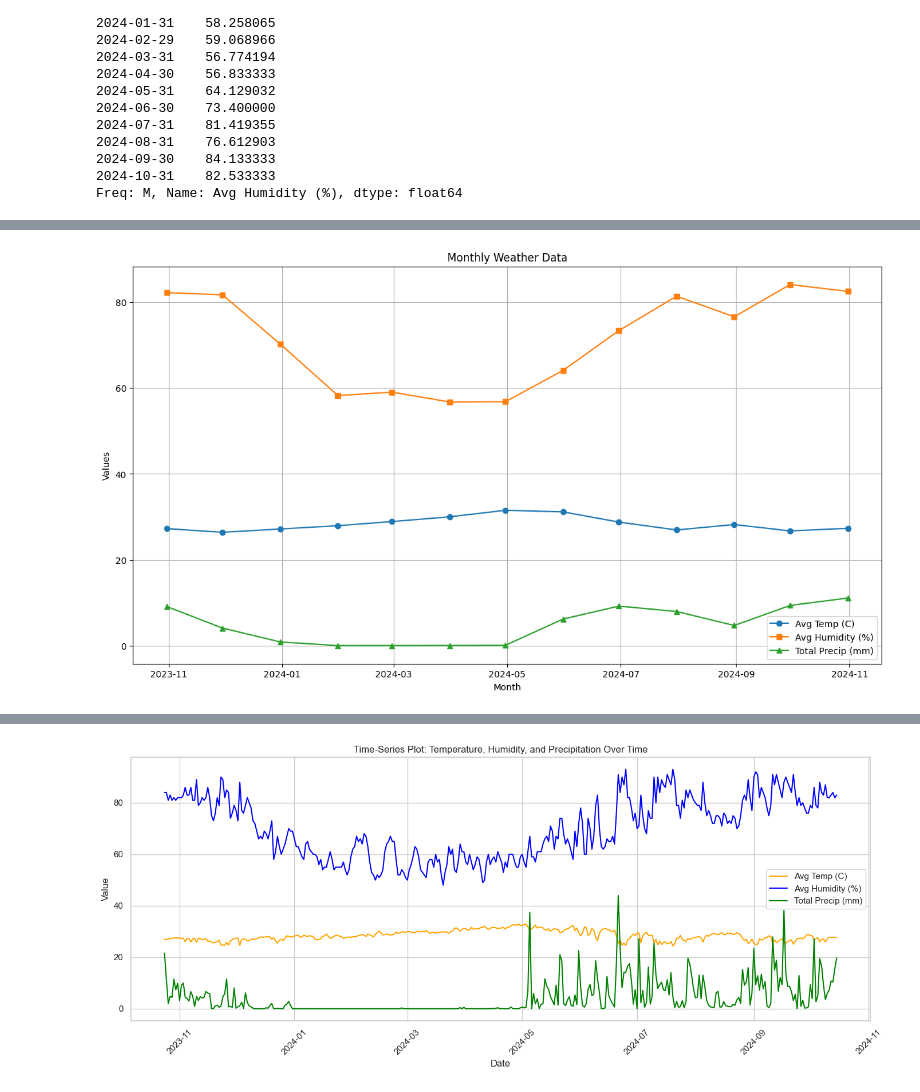
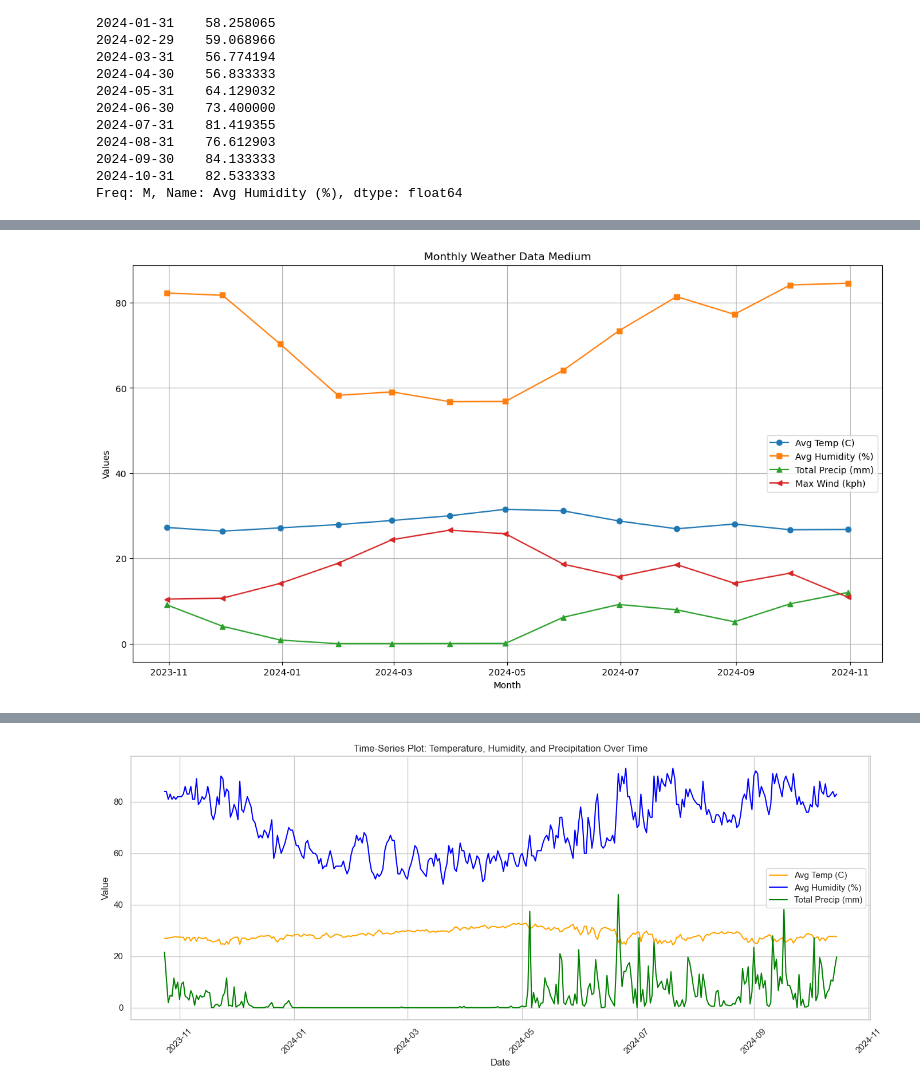
Before and after one commit to ASAPPhat/ML_WeatherForecast, a Jupyter notebook: project.ipynb, the cells around one changed output, grey strips where cells are left out. Saved outputs shown, nothing was run; the diff lists cells and outputs as text; code cells hidden in the pictures.

```diff
--- a/project.ipynb
+++ b/project.ipynb
@@ -395,3 +468,16 @@ Date
 2024-09-30    84.133333
 2024-10-31    82.533333
 Freq: M, Name: Avg Humidity (%), dtype: float64
+# %%
+
+# Giả sử bạn đã có DataFrame df
+df = pd.read_csv('weather_data.csv')
+
+# Chuyển đổi cột Date thành kiểu datetime và đặt làm index
+df['Date'] = pd.to_datetime(df['Date'])
+df.set_index('Date', inplace=True)
+
+# Nhóm dữ liệu theo tháng và tính lượng mưa trung bình
+monthly_avg_wind = df['Max Wind (kph)'].resample('M').mean()
+
+print(monthly_avg_wind)
@@ -398,33 +500,36 @@ Freq: M, Name: Avg Humidity (%), dtype: float64
 # %%
 # Giả sử bạn đã có DataFrame df
 df = pd.read_csv('weather_data.csv')
 
 # Chuyển đổi cột Date thành kiểu datetime và đặt làm index
 df['Date'] = pd.to_datetime(df['Date'])
 df.set_index('Date', inplace=True)
 
 # Tính toán các giá trị trung bình hàng tháng
 monthly_avg_temp = df['Avg Temp (C)'].resample('M').mean()
 monthly_avg_humidity = df['Avg Humidity (%)'].resample('M').mean()
 monthly_precipitation = df['Total Precip (mm)'].resample('M').mean()
+monthly_maxwind = df['Max Wind (kph)'].resample('M').mean()
 
 # Tạo một DataFrame mới chứa các giá trị trung bình hàng tháng
 monthly_data = pd.DataFrame({
     'Avg Temp (C)': monthly_avg_temp,
     'Avg Humidity (%)': monthly_avg_humidity,
-    'Total Precip (mm)': monthly_precipitation
+    'Total Precip (mm)': monthly_precipitation,
+    'Max Wind (kph)': monthly_avg_wind
 })
 
 # Vẽ biểu đồ kết hợp
 plt.figure(figsize=(15, 8))
 plt.plot(monthly_data.index, monthly_data['Avg Temp (C)'], label='Avg Temp (C)', marker='o')
 plt.plot(monthly_data.index, monthly_data['Avg Humidity (%)'], label='Avg Humidity (%)', marker='s')
 plt.plot(monthly_data.index, monthly_data['Total Precip (mm)'], label='Total Precip (mm)', marker='^')
-plt.title('Monthly Weather Data')
+plt.plot(monthly_data.index, monthly_data['Max Wind (kph)'], label='Max Wind (kph)', marker='<')
+plt.title('Monthly Weather Data Medium')
 plt.xlabel('Month')
 plt.ylabel('Values')
 plt.legend()
 plt.grid(True)
 plt.show()
 # %% [output]
-[figure, old version]
+[figure, new version]
```
Also changed, not shown: parts of 32 cells of this notebook.
